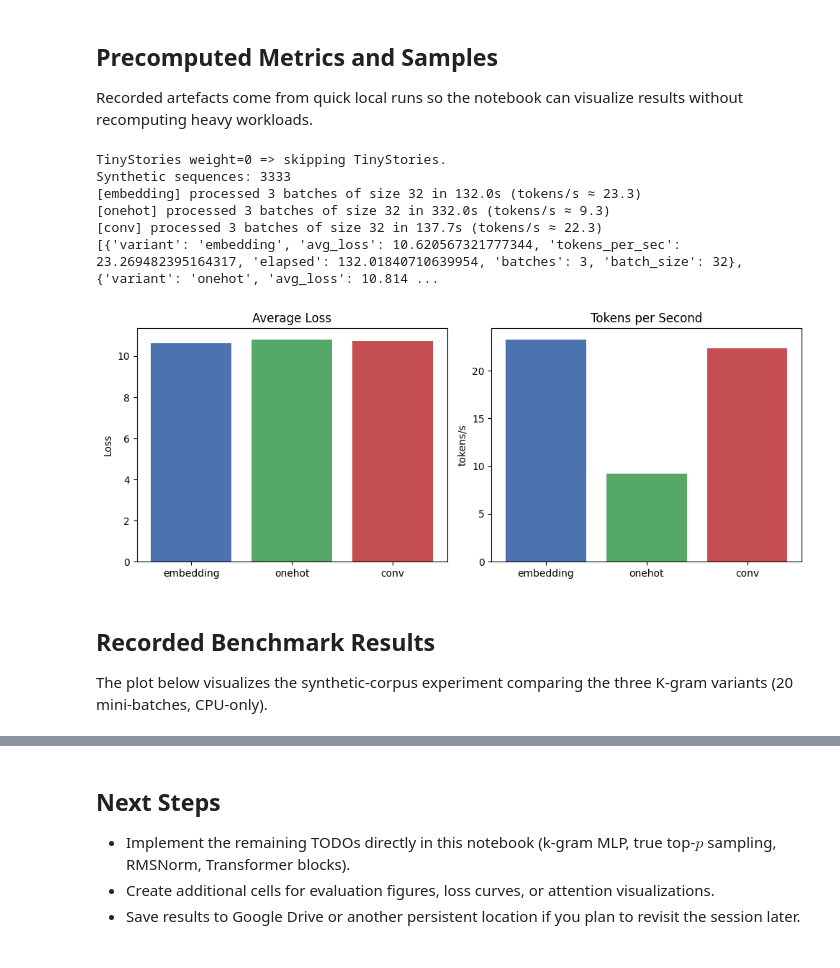
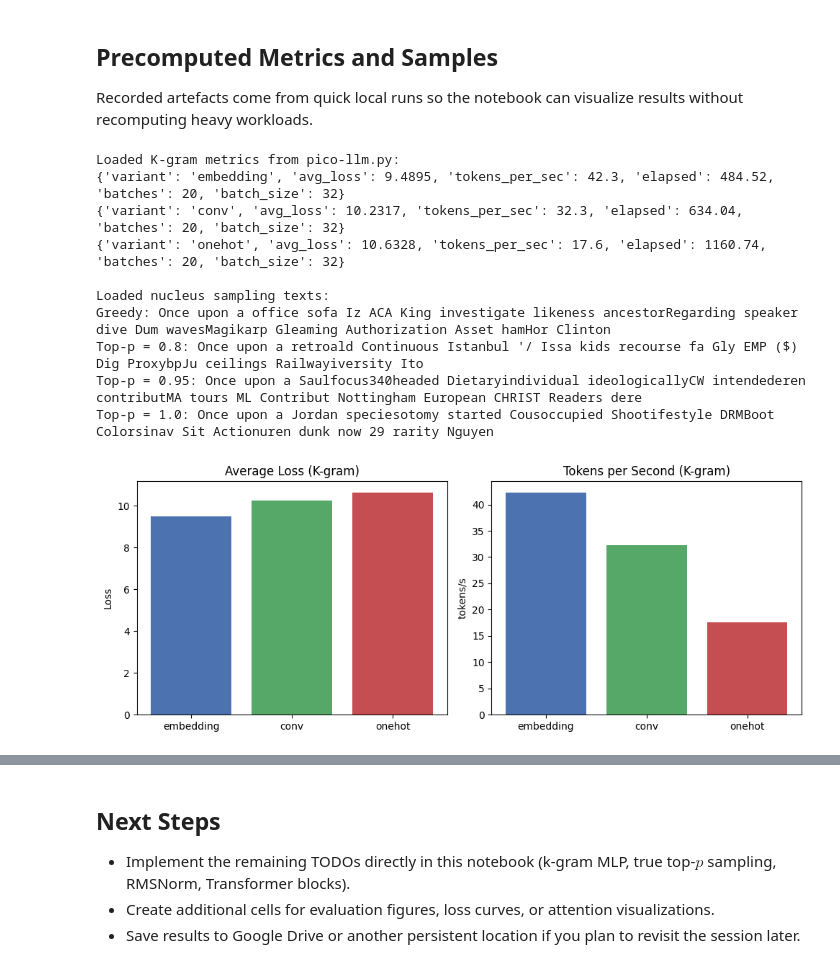
Before and after one commit to ParvaPatel/ml-fall-2025-pic-llm, a Jupyter notebook: pico-llm.ipynb, the cells around one changed output, grey strips where cells are left out. Cells and saved outputs as stored; diff of their text form; code cells hidden in the pictures.

Commit message:
Added nucleus sampling metrics and observations. added transformers

```diff
--- a/pico-llm.ipynb
+++ b/pico-llm.ipynb
@@ -0,0 +58,18 @@
+# %%
+from IPython.display import Markdown
+
+if nucleus_examples:
+    header = [
+        "| Label | top_p | Char Length | Word Count |",
+        "| --- | --- | --- | --- |",
+    ]
+    rows = []
+    for example in nucleus_examples:
+        text = example["text"]
+        top_p_val = "None" if example["top_p"] is None else example["top_p"]
+        char_len = len(text)
+        word_count = len(text.split())
+        rows.append(f"| {example['label']} | {top_p_val} | {char_len} | {word_count} |")
+    display(Markdown("**Nucleus Sampling Metrics**\n\n" + "\n".join(header + rows)))
+else:
+    display(Markdown("**Nucleus Sampling Metrics**\n\nNo recorded examples found."))
@@ -505,49 +664,55 @@ Recorded artefacts come from quick local runs so the notebook can visualize resu
 # %%
 import matplotlib.pyplot as plt
-
+from pathlib import Path
 import importlib.util
 
 def _load_module():
     spec = importlib.util.spec_from_file_location("pico_llm_module", Path("pico-llm.py"))
     if spec is None or spec.loader is None:
         raise RuntimeError("Unable to locate pico-llm.py for recorded artefacts.")
     module = importlib.util.module_from_spec(spec)
     spec.loader.exec_module(module)  # type: ignore[attr-defined]
     return module
 
 mod = _load_module()
-variant_metrics = getattr(mod, "RECORDED_KGRAM_BENCHMARK", [])
+kgram_metrics = getattr(mod, "RECORDED_KGRAM_BENCHMARK", [])
+transformer_metrics = getattr(mod, "RECORDED_TRANSFORMER_BENCHMARK", [])
+transformer_presets = getattr(mod, "TRANSFORMER_PRESETS", {})
+default_transformer = "gptoss"
+default_cfg = transformer_presets.get(default_transformer, {})
 nucleus_examples = getattr(mod, "RECORDED_NUCLEUS_EXAMPLES", [])
 
 print("Loaded K-gram metrics from pico-llm.py:")
-for entry in variant_metrics:
+for entry in kgram_metrics:
     print(entry)
 
 print("\nLoaded nucleus sampling texts:")
 for example in nucleus_examples:
     print(f"{example['label']}: {example['text']}")
 
-labels = [m["variant"] for m in variant_metrics]
-losses = [m["avg_loss"] for m in variant_metrics]
-throughputs = [m["tokens_per_sec"] for m in variant_metrics]
+if kgram_metrics:
+    labels = [m["variant"] for m in kgram_metrics]
+    losses = [m["avg_loss"] for m in kgram_metrics]
+    throughputs = [m["tokens_per_sec"] for m in kgram_metrics]
 
-fig, axes = plt.subplots(1, 2, figsize=(10, 4))
-axes[0].bar(labels, losses, color=["#4c72b0", "#55a868", "#c44e52"])
-axes[0].set_title("Average Loss")
-axes[0].set_ylabel("Loss")
-axes[1].bar(labels, throughputs, color=["#4c72b0", "#55a868", "#c44e52"])
-axes[1].set_title("Tokens per Second")
-axes[1].set_ylabel("tokens/s")
-plt.tight_layout()
-plt.show()
+    fig, axes = plt.subplots(1, 2, figsize=(10, 4))
+    axes[0].bar(labels, losses, color=["#4c72b0", "#55a868", "#c44e52"])
+    axes[0].set_title("Average Loss (K-gram)")
+    axes[0].set_ylabel("Loss")
+    axes[1].bar(labels, throughputs, color=["#4c72b0", "#55a868", "#c44e52"])
+    axes[1].set_title("Tokens per Second (K-gram)")
+    axes[1].set_ylabel("tokens/s")
+    plt.tight_layout()
+    plt.show()
 # %% [output]
-TinyStories weight=0 => skipping TinyStories.
-Synthetic sequences: 3333
-[embedding] processed 3 batches of size 32 in 132.0s (tokens/s ≈ 23.3)
-[onehot] processed 3 batches of size 32 in 332.0s (tokens/s ≈ 9.3)
-[conv] processed 3 batches of size 32 in 137.7s (tokens/s ≈ 22.3)
-[{'variant': 'embedding', 'avg_loss': 10.620567321777344, 'tokens_per_sec': 23.269482395164317, 'elapsed': 132.01840710639954, 'batches': 3, 'batch_size': 32}, {'variant': 'onehot', 'avg_loss': 10.814 ...
+Loaded K-gram metrics from pico-llm.py:
+{'variant': 'embedding', 'avg_loss': 9.4895, 'tokens_per_sec': 42.3, 'elapsed': 484.52, 'batches': 20, 'batch_size': 32}
+{'variant': 'conv', 'avg_loss': 10.2317, 'tokens_per_sec': 32.3, 'elapsed': 634.04, 'batches': 20, 'batch_size': 32}
+{'variant': 'onehot', 'avg_loss': 10.6328, 'tokens_per_sec': 17.6, 'elapsed': 1160.74, 'batches': 20, 'batch_size': 32}
+
+Loaded nucleus sampling texts:
+Greedy: Once upon a office sofa Iz ACA King investigate likeness ancestorRegarding speaker dive Dum wavesMagikarp Gleaming Authorization Asset hamHor Clinton
+Top-p = 0.8: Once upon a retroald Continuous Istanbul '/ Issa kids recourse fa Gly EMP ($) Dig ProxybpJu ceilings Railwayiversity Ito
+Top-p = 0.95: Once upon a Saulfocus340headed Dietaryindividual ideologicallyCW intendederen contributMA tours ML Contribut Nottingham European CHRIST Readers dere
+Top-p = 1.0: Once upon a Jordan speciesotomy started Cousoccupied Shootifestyle DRMBoot Colorsinav Sit Actionuren dunk now 29 rarity Nguyen
-[figure, old version]
+[figure, new version]
-# %% [markdown]
-## Recorded Benchmark Results
-The plot below visualizes the synthetic-corpus experiment comparing the three K-gram variants (20 mini-batches, CPU-only).
```
Also changed, not shown: parts of 24 cells of this notebook, 9 other files.
